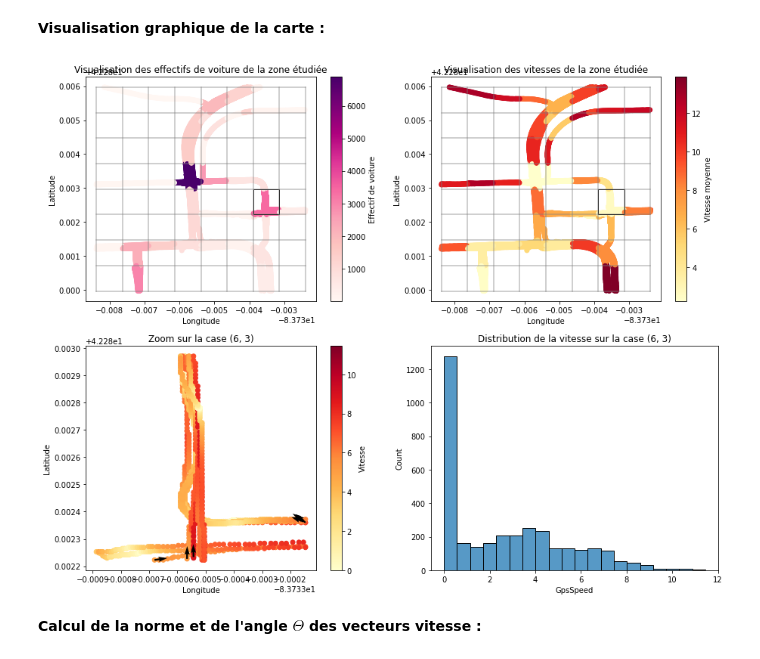
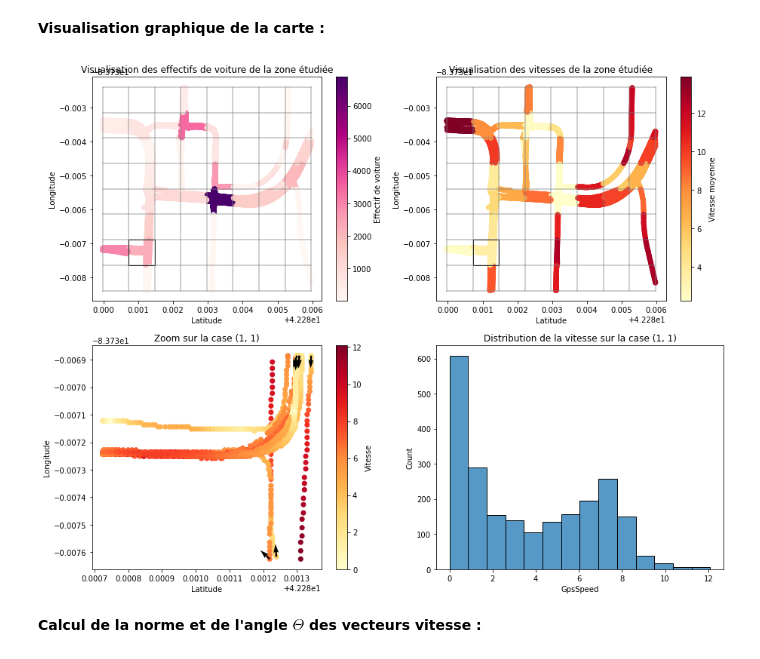
Before and after one commit to FZYUAN-1/pldac_interpolation, a Jupyter notebook: PLDAC PROJET GPS.ipynb, the cells around one changed output. Cells and saved outputs as stored; diff of their text form; code cells hidden in the pictures.

```diff
--- a/PLDAC PROJET GPS.ipynb
+++ b/PLDAC PROJET GPS.ipynb
@@ -251,7 +251,7 @@ def dessine_rect(df, ax, x_splits, y_splits, latitude_min, longitude_min, ecart_
     for i in range(len(x)):
         x_i = x.iloc[i]
         y_i = y.iloc[i]
-        ax.add_patch(patches.Rectangle((y_splits[y_i],x_splits[x_i]), ecart_y, ecart_x, edgecolor = 'black', fill=False))
+        ax.add_patch(patches.Rectangle((x_splits[x_i],y_splits[y_i]), ecart_x, ecart_y, edgecolor = 'black', fill=False))
 
 #Ajout du titre et des noms d'axes
 def set_ax_legend(ax, title, xlabel, ylabel):
@@ -273,7 +273,7 @@ def fleche_sens(df, ax):
         y_i = df.iloc[0, tr.columns.get_loc("Longitude")]
         dx_i = df.iloc[math.floor(n/2), tr.columns.get_loc("Latitude")] - x_i
         dy_i = df.iloc[math.floor(n/2), tr.columns.get_loc("Longitude")] - y_i
-        ax.quiver(y_i, x_i, dy_i, dx_i)
+        ax.quiver(x_i, y_i, dx_i, dy_i)
 # %% [markdown]
 **Calcul des paramètres**
 # %%
@@ -326,54 +326,54 @@ samples = df.sample(nb_points)
 fig, ax = plt.subplots(2,2, figsize=(15,12))
 
 #Visualisation (1ème figure):
-set_ax_legend(ax[0][0], "Visualisation des effectifs de voiture de la zone étudiée", "Longitude", "Latitude")
-p = ax[0][0].scatter(df["Longitude"], df["Latitude"], c=df["Effectif_case"], cmap="RdPu")
+set_ax_legend(ax[0][0], "Visualisation des effectifs de voiture de la zone étudiée", "Latitude", "Longitude")
+p = ax[0][0].scatter(df["Latitude"], df["Longitude"], c=df["Effectif_case"], cmap="RdPu")
 cbar = plt.colorbar(p, ax=ax[0][0])
 cbar.set_label('Effectif de voiture')
 
 #Visualisation (2ère figure) :
-#affichage (longitude,latitude) pour les trips en fonction de la vitesse
-set_ax_legend(ax[0][1], 'Visualisation des vitesses de la zone étudiée', "Longitude", "Latitude")
-p = ax[0][1].scatter(df["Longitude"], df["Latitude"], c=df["Vitesse_moy_case"], cmap="YlOrRd")
+#affichage (latitude,longitude) pour les trips en fonction de la vitesse
+set_ax_legend(ax[0][1], 'Visualisation des vitesses de la zone étudiée', "Latitude", "Longitude")
+p = ax[0][1].scatter(df["Latitude"], df["Longitude"], c=df["Vitesse_moy_case"], cmap="YlOrRd")
 cbar = plt.colorbar(p, ax=ax[0][1])
 cbar.set_label('Vitesse moyenne')
 
 #affichage grille
 for i in range(n_interval):
     x = x_splits[i]
     y = y_splits[i]
-    ax[0][0].plot([longitude_min, longitude_max],[x,x], c='grey',  alpha = 0.5)
-    ax[0][0].plot([y,y],[latitude_min,latitude_max], c='grey', alpha = 0.5)
-    ax[0][1].plot([longitude_min, longitude_max],[x,x], c='grey',  alpha = 0.5)
-    ax[0][1].plot([y,y],[latitude_min,latitude_max], c='grey', alpha = 0.5)
+    ax[0][0].plot([x,x],[longitude_min, longitude_max], c='grey',  alpha = 0.5)
+    ax[0][0].plot([latitude_min,latitude_max],[y,y], c='grey', alpha = 0.5)
+    ax[0][1].plot([x,x],[longitude_min, longitude_max], c='grey',  alpha = 0.5)
+    ax[0][1].plot([latitude_min,latitude_max],[y,y], c='grey', alpha = 0.5)
 
 #affiche les rectangles correspondant aux données tirées aléatoirement
 dessine_rect(samples, ax[0][0], x_splits, y_splits, latitude_min, longitude_min, ecart_x, ecart_y)
 dessine_rect(samples, ax[0][1], x_splits, y_splits, latitude_min, longitude_min, ecart_x, ecart_y)
 
 #si on ne possède qu'une case, alors on fait un zoom dessus
 if nb_points == 1:
 
     #Visualisation (3ème figure) :
     sx, sy = affectation_2(samples, latitude_min, longitude_min, ecart_x, ecart_y)
     case_df = trouve_data_case(df, (sx.iloc[0], sy.iloc[0]), latitude_min, longitude_min, ecart_x, ecart_y)
-    p = ax[1][0].scatter(case_df["Longitude"], case_df["Latitude"], c=case_df["GpsSpeed"], cmap="YlOrRd")
+    p = ax[1][0].scatter(case_df["Latitude"], case_df["Longitude"], c=case_df["GpsSpeed"], cmap="YlOrRd")
     cbar = plt.colorbar(p, ax=ax[1][0])
     cbar.set_label('Vitesse')
-    set_ax_legend(ax[1][0], f"Zoom sur la case {(sy.iloc[0],sx.iloc[0])}", "Longitude", "Latitude")
+    set_ax_legend(ax[1][0], f"Zoom sur la case {(sx.iloc[0],sy.iloc[0])}", "Latitude", "Longitude")
 
     #Affichage du sens de circulation pour la figure 3
     trips_case = np.unique(case_df["Trip"])
     for t in trips_case:
-        tr = case_df.loc[case_df["Trip"]==t, ["Latitude","Longitude"]]
+        tr = case_df.loc[case_df["Trip"]==t, ["Latitude","Longitude","GpsHeading"]]
         fleche_sens(tr, ax[1][0])
 
     #Visualisation (4ème figure):
     sns.histplot(case_df["GpsSpeed"],ax=ax[1][1])
-    ax[1][1].set_title(f"Distribution de la vitesse sur la case {(sy.iloc[0],sx.iloc[0])}")
+    ax[1][1].set_title(f"Distribution de la vitesse sur la case {(sx.iloc[0],sy.iloc[0])}")
 
 plt.show()
 # %% [output]
-[figure, old version]
+[figure, new version]
 # %% [markdown]
 **Calcul de la norme et de l'angle $\Theta$ des vecteurs vitesse :**
```
Also changed, not shown: parts of 7 cells of this notebook.
